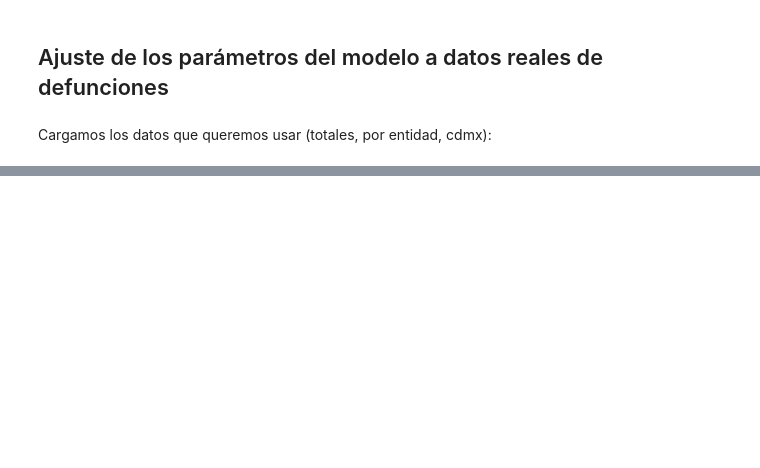
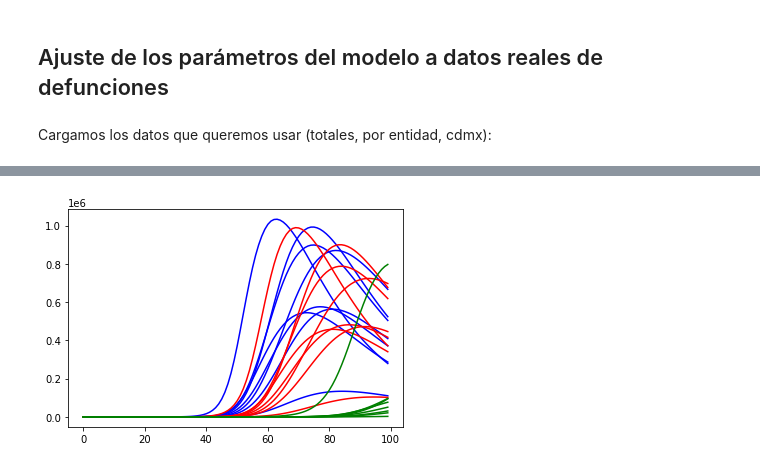
Before and after one commit to edtrelo/BioMatematica, a Jupyter notebook: Modeling COVID-19 Spreading in the ZMVM/mathematics/parameter_fitting.ipynb, the cells around one changed output, grey strips where cells are left out. Saved outputs shown, nothing was run; the diff lists cells and outputs as text; code cells hidden in the pictures; blank space fills up the shorter version.

```diff
--- a/Modeling COVID-19 Spreading in the ZMVM/mathematics/parameter_fitting.ipynb
+++ b/Modeling COVID-19 Spreading in the ZMVM/mathematics/parameter_fitting.ipynb
@@ -311,0 +14,5 @@ plt.show()
+# %%
+viajes = dpr.viajes_regiones()
+casos = dpr.casos_regiones()
+# %%
+modelo = SEIRDmodel(viajes, casos)
@@ -311,0 +21,23 @@ plt.show()
+# %%
+ynor = modelo.simular()
+yred1 = modelo.simular(reduccionTrafico = 0.1)
+yred2 = modelo.simular(reduccionTrafico = 0.5)
+# %%
+inf1 = ynor[[5*i + 2 for i in range(8)]]
+inf2 = yred1[[5*i + 2 for i in range(8)]]
+inf3 = yred2[[5*i + 2 for i in range(8)]]
+# %%
+fig, ax = plt.subplots()
+
+for _ in inf1:
+    ax.plot(_, color = 'b')
+
+for _ in inf2:
+    ax.plot(_, color = 'red')
+
+for _ in inf3:
+    ax.plot(_, color = 'green')
+
+plt.show()
+# %% [output]
+[figure, added]
```
Also changed, not shown: parts of 34 cells of this notebook, 15 other files.
